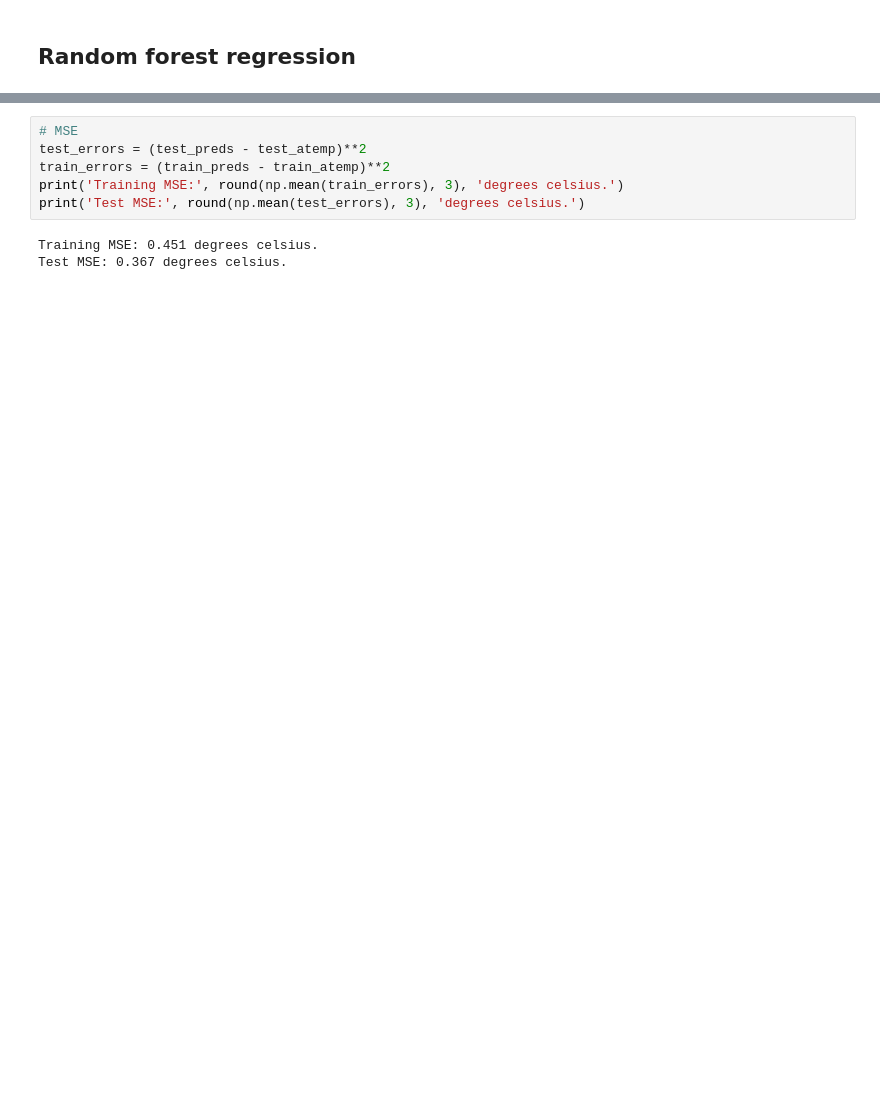
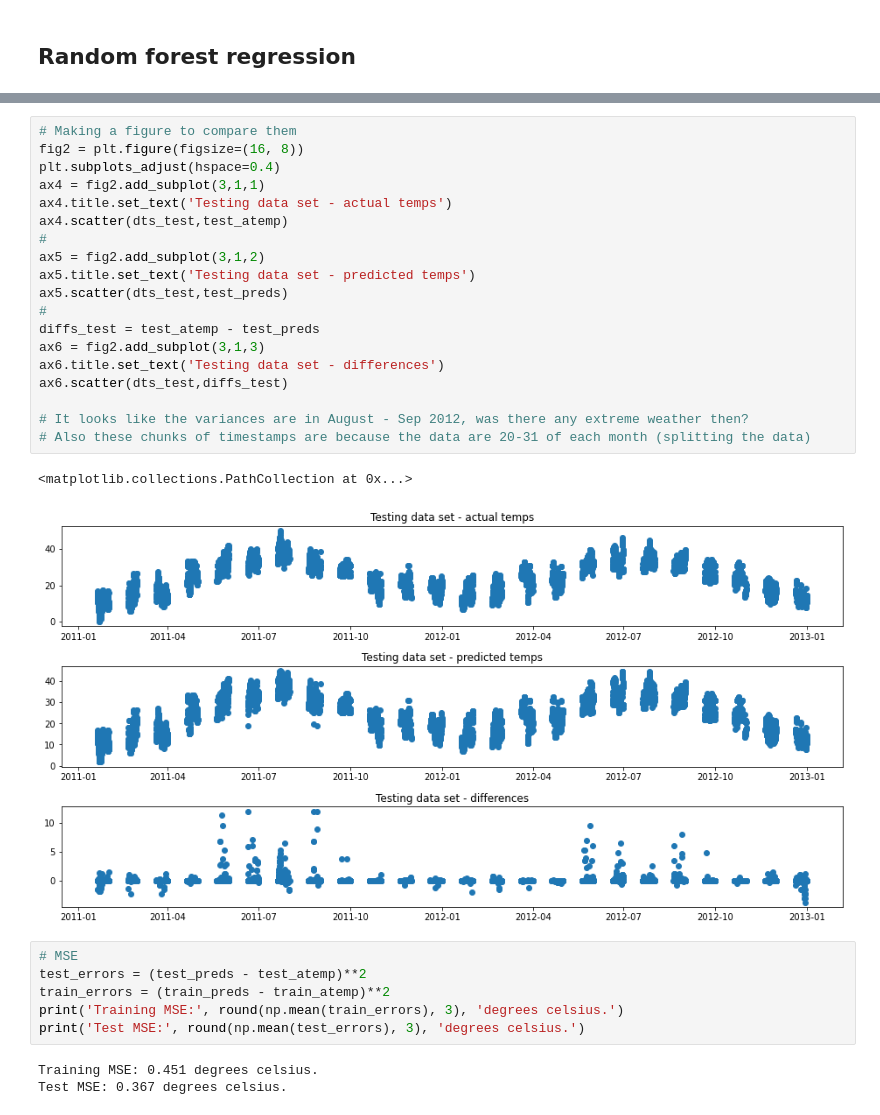
Before and after one commit to bndxn/macfiles, a Jupyter notebook: WS3/WS3 - Random forest regression.ipynb, the cells around one changed output, grey strips where cells are left out. Cells and saved outputs as stored; diff of their text form; blank space fills up the shorter version.

```diff
--- a/WS3/WS3 - Random forest regression.ipynb
+++ b/WS3/WS3 - Random forest regression.ipynb
@@ -113,3 +93,25 @@ fig
+# %%
+# Making a figure to compare them
+fig2 = plt.figure(figsize=(16, 8))
+plt.subplots_adjust(hspace=0.4)
+ax4 = fig2.add_subplot(3,1,1)
+ax4.title.set_text('Testing data set - actual temps')
+ax4.scatter(dts_test,test_atemp)
+#
+ax5 = fig2.add_subplot(3,1,2)
+ax5.title.set_text('Testing data set - predicted temps')
+ax5.scatter(dts_test,test_preds)
+#
+diffs_test = test_atemp - test_preds
+ax6 = fig2.add_subplot(3,1,3)
+ax6.title.set_text('Testing data set - differences')
+ax6.scatter(dts_test,diffs_test)
+
+# It looks like the variances are in August - Sep 2012, was there any extreme weather then?
+# Also these chunks of timestamps are because the data are 20-31 of each month (splitting the data)
+# %% [output]
+<matplotlib.collections.PathCollection at 0x...>
+[figure, added]
 # %%
 # MSE
 test_errors = (test_preds - test_atemp)**2
```
Also changed, not shown: parts of 22 cells of this notebook, 1 other file.
